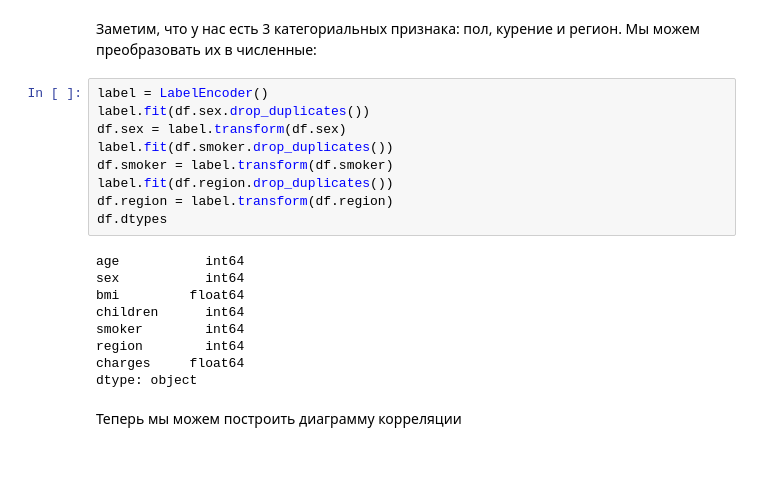
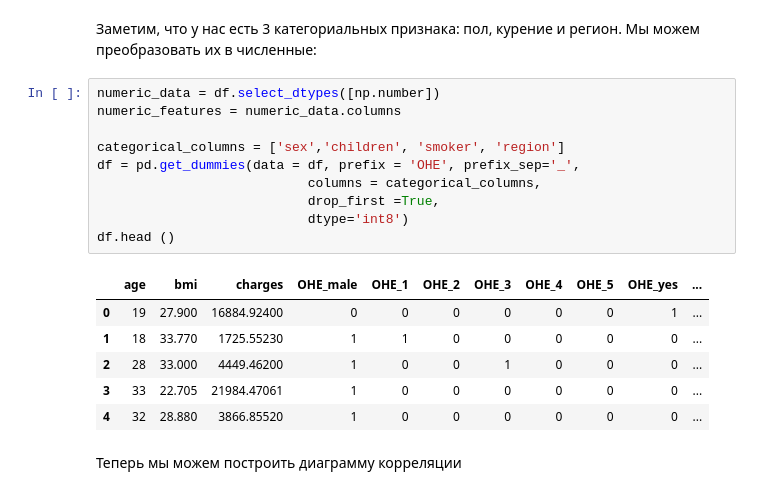
Before and after one commit to bozhnyukAlex/MachineLearning, a Jupyter notebook: tasks/LinearRegression.ipynb, the cells around one changed output. Saved outputs shown, nothing was run; the diff lists cells and outputs as text; blank space fills up the shorter version.

```diff
--- a/tasks/LinearRegression.ipynb
+++ b/tasks/LinearRegression.ipynb
@@ -195,24 +200,23 @@ ax = sns.violinplot(x = 'children', y = 'charges', data=df, orient='v', hue='smo
 [figure]
 # %% [markdown]
 Заметим, что у нас есть 3 категориальных признака: пол, курение и регион. Мы можем преобразовать их в численные:
-# %%
-label = LabelEncoder()
-label.fit(df.sex.drop_duplicates())
-df.sex = label.transform(df.sex)
-label.fit(df.smoker.drop_duplicates())
-df.smoker = label.transform(df.smoker)
-label.fit(df.region.drop_duplicates())
-df.region = label.transform(df.region)
-df.dtypes
-# %% [output]
-age           int64
-sex           int64
-bmi         float64
-children      int64
-smoker        int64
-region        int64
-charges     float64
-dtype: object
+# %%
+numeric_data = df.select_dtypes([np.number])
+numeric_features = numeric_data.columns
+
+categorical_columns = ['sex','children', 'smoker', 'region']
+df = pd.get_dummies(data = df, prefix = 'OHE', prefix_sep='_',
+                           columns = categorical_columns,
+                           drop_first =True,
+                           dtype='int8')
+df.head ()
+# %% [output]
+|  | age | bmi | charges | OHE_male | OHE_1 | OHE_2 | OHE_3 | OHE_4 | OHE_5 | OHE_yes | ... |
+| 0 | 19 | 27.900 | 16884.92400 | 0 | 0 | 0 | 0 | 0 | 0 | 1 | ... |
+| 1 | 18 | 33.770 | 1725.55230 | 1 | 1 | 0 | 0 | 0 | 0 | 0 | ... |
+| 2 | 28 | 33.000 | 4449.46200 | 1 | 0 | 0 | 1 | 0 | 0 | 0 | ... |
+| 3 | 33 | 22.705 | 21984.47061 | 1 | 0 | 0 | 0 | 0 | 0 | 0 | ... |
+| 4 | 32 | 28.880 | 3866.85520 | 1 | 0 | 0 | 0 | 0 | 0 | 0 | ... |
 # %% [markdown]
 Теперь мы можем построить диаграмму корреляции
 # %%
```
Also changed, not shown: parts of 18 cells of this notebook.
